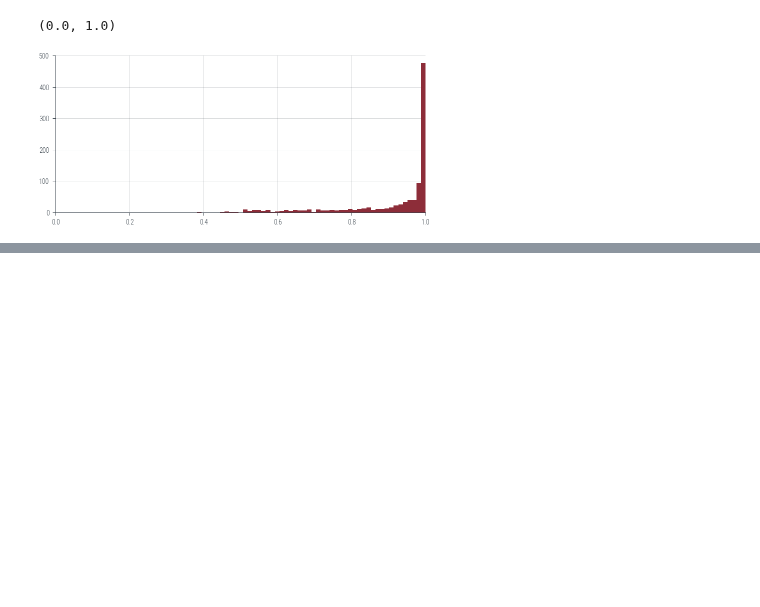
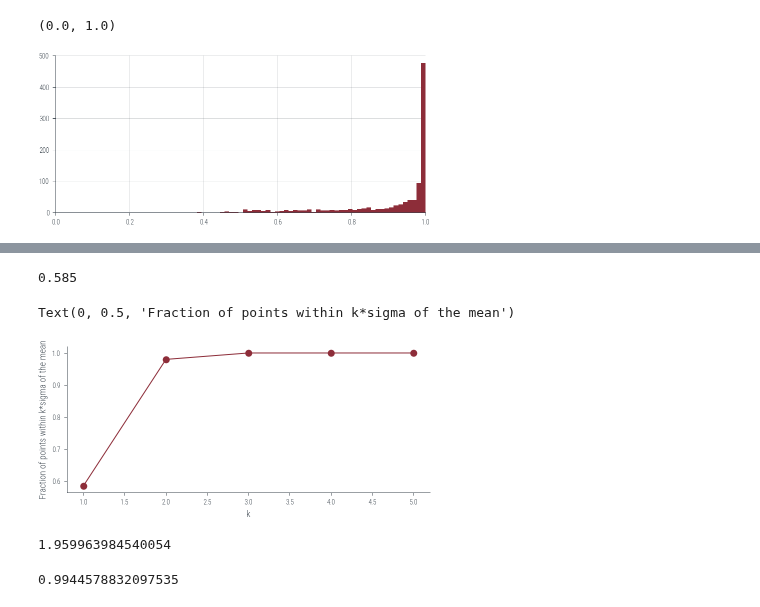
Before and after one commit to nipunbatra/pml-teaching, a Jupyter notebook: notebooks/reliability.ipynb, the cells around one changed output, grey strips where cells are left out. Drawn from its saved outputs; the diff is of its cells as text; code cells hidden in the pictures; blank space fills up the shorter version.

```diff
--- a/notebooks/reliability.ipynb
+++ b/notebooks/reliability.ipynb
@@ -464,0 +498,31 @@ plt.xlim(0, 1)
+# %%
+# Within 1\sigma we would like to see 68% of the data points
+# Within 2\sigma we would like to see 95% of the data points
+
+# Let us see how many points are within k*sigma of the mean
+k = 1
+y_pred, y_std = reg.predict(X, return_std=True)
+# Check how many points are within k*sigma of the mean
+within_k_sigma = np.abs(y - y_pred) < k * y_std
+# Fraction of points within k*sigma of the mean
+within_k_sigma.mean()
+# %% [output]
+0.585
+# %%
+def within_k_sigma(y, y_pred, y_std, k=1):
+    """
+    Return the fraction of points within k*sigma of the mean.
+    """
+    return np.abs(y - y_pred) < k * y_std
+# %%
+# Plot within_k_sigma for k=1, 2, 3, ..
+
+ks = np.arange(1, 6)
+within_k_sigma_fractions = [within_k_sigma(y, y_pred, y_std, k=k).mean() for k in ks]
+
+plt.plot(ks, within_k_sigma_fractions, 'o-')
+plt.xlabel('k')
+plt.ylabel('Fraction of points within k*sigma of the mean')
+# %% [output]
+Text(0, 0.5, 'Fraction of points within k*sigma of the mean')
+[figure, added]
@@ -464,0 +540,8 @@ plt.xlim(0, 1)
+# %%
+ci_to_k(0.95)
+# %% [output]
+1.959963984540054
+# %%
+ci_to_k(0.68)
+# %% [output]
+0.9944578832097535
```
Also changed, not shown: parts of 5 cells of this notebook.
